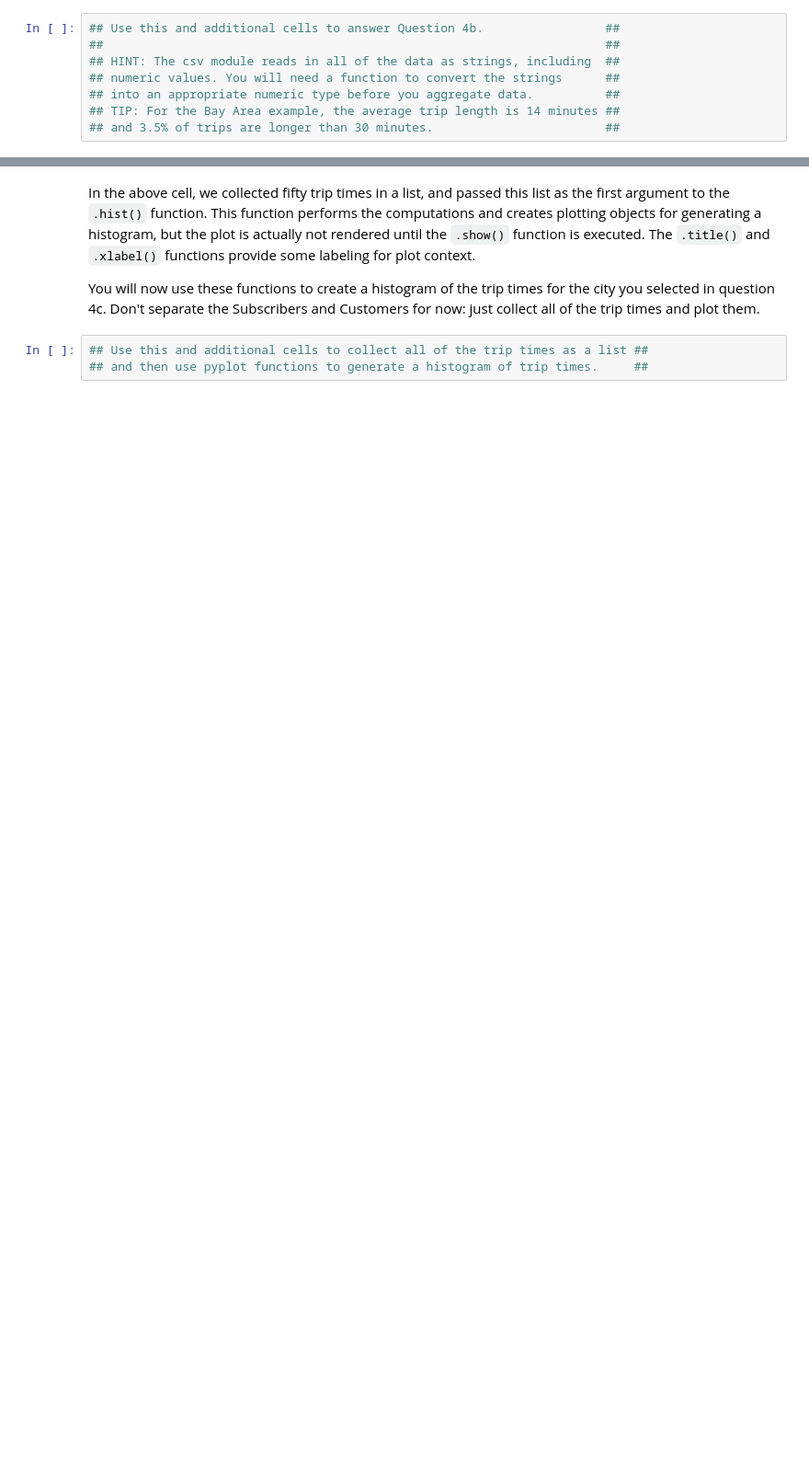
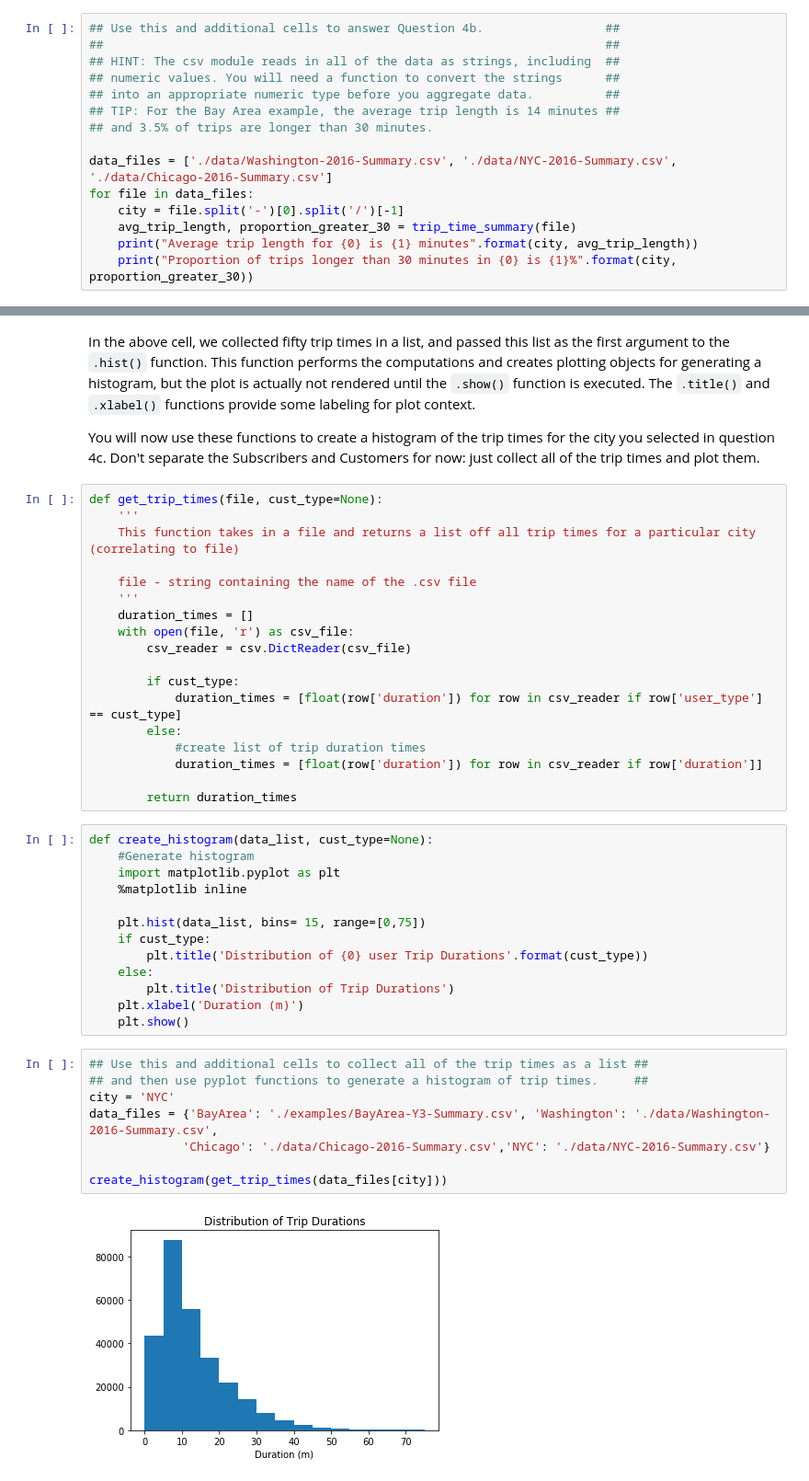
Before and after one commit to ZubyArora/US-Bikeshare-Data, a Jupyter notebook: Bike_Share_Analysis.ipynb, the cells around one changed output, grey strips where cells are left out. Shown: that part at 92% size. Cells and saved outputs as stored; diff of their text form; blank space fills up the shorter version.

```diff
--- a/Bike_Share_Analysis.ipynb
+++ b/Bike_Share_Analysis.ipynb
@@ -300,4 +433,11 @@ Now, you will write your own code to continue investigating properties of the da
 ## numeric values. You will need a function to convert the strings      ##
 ## into an appropriate numeric type before you aggregate data.          ##
 ## TIP: For the Bay Area example, the average trip length is 14 minutes ##
-## and 3.5% of trips are longer than 30 minutes.                        ##
+## and 3.5% of trips are longer than 30 minutes.
+
+data_files = ['./data/Washington-2016-Summary.csv', './data/NYC-2016-Summary.csv', './data/Chicago-2016-Summary.csv']
+for file in data_files:
+    city = file.split('-')[0].split('/')[-1]
+    avg_trip_length, proportion_greater_30 = trip_time_summary(file)
+    print("Average trip length for {0} is {1} minutes".format(city, avg_trip_length))
+    print("Proportion of trips longer than 30 minutes in {0} is {1}%".format(city, proportion_greater_30))
@@ -342,9 +535,47 @@ plt.show()
 In the above cell, we collected fifty trip times in a list, and passed this list as the first argument to the `.hist()` function. This function performs the computations and creates plotting objects for generating a histogram, but the plot is actually not rendered until the `.show()` function is executed. The `.title()` and `.xlabel()` functions provide some labeling for plot context.
 
 You will now use these functions to create a histogram of the trip times for the city you selected in question 4c. Don't separate the Subscribers and Customers for now: just collect all of the trip times and plot them.
+# %%
+def get_trip_times(file, cust_type=None):
+    '''
+    This function takes in a file and returns a list off all trip times for a particular city (correlating to file)
+
+    file - string containing the name of the .csv file
+    '''
+    duration_times = []
+    with open(file, 'r') as csv_file:
+        csv_reader = csv.DictReader(csv_file)
+
+        if cust_type:
+            duration_times = [float(row['duration']) for row in csv_reader if row['user_type'] == cust_type]
+        else:
+            #create list of trip duration times
+            duration_times = [float(row['duration']) for row in csv_reader if row['duration']]
+
+        return duration_times
+# %%
+def create_histogram(data_list, cust_type=None):
+    #Generate histogram
+    import matplotlib.pyplot as plt
+    %matplotlib inline
+
+    plt.hist(data_list, bins= 15, range=[0,75])
+    if cust_type:
+        plt.title('Distribution of {0} user Trip Durations'.format(cust_type))
+    else:
+        plt.title('Distribution of Trip Durations')
+    plt.xlabel('Duration (m)')
+    plt.show()
 # %%
 ## Use this and additional cells to collect all of the trip times as a list ##
 ## and then use pyplot functions to generate a histogram of trip times.     ##
+city = 'NYC'
+data_files = {'BayArea': './examples/BayArea-Y3-Summary.csv', 'Washington': './data/Washington-2016-Summary.csv',
+             'Chicago': './data/Chicago-2016-Summary.csv','NYC': './data/NYC-2016-Summary.csv'}
+
+create_histogram(get_trip_times(data_files[city]))
+# %% [output]
+[figure, added]
 # %% [markdown]
 If you followed the use of the `.hist()` and `.show()` functions exactly like in the example, you're probably looking at a plot that's completely unexpected. The plot consists of one extremely tall bar on the left, maybe a very short second bar, and a whole lot of empty space in the center and right. Take a look at the duration values on the x-axis. This suggests that there are some highly infrequent outliers in the data. Instead of reprocessing the data, you will use additional parameters with the `.hist()` function to limit the range of data that is plotted. Documentation for the function can be found [[here]](https://matplotlib.org/devdocs/api/_as_gen/matplotlib.pyplot.hist.html#matplotlib.pyplot.hist).
 
```
Also changed, not shown: parts of 25 cells of this notebook, 1 other file.
